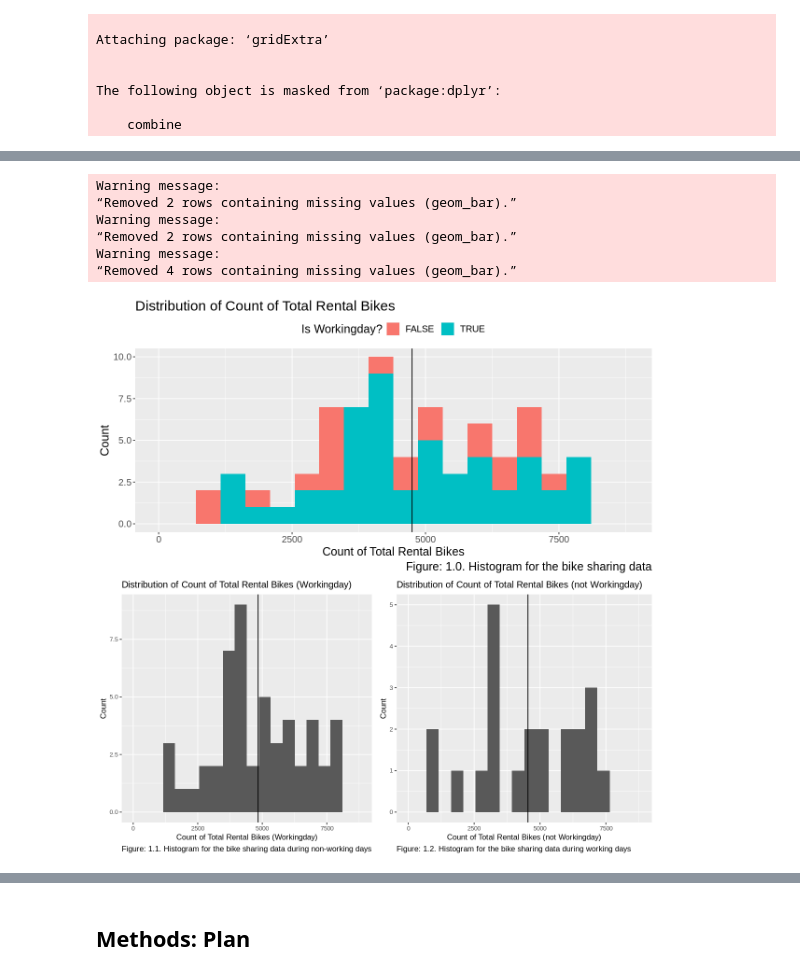
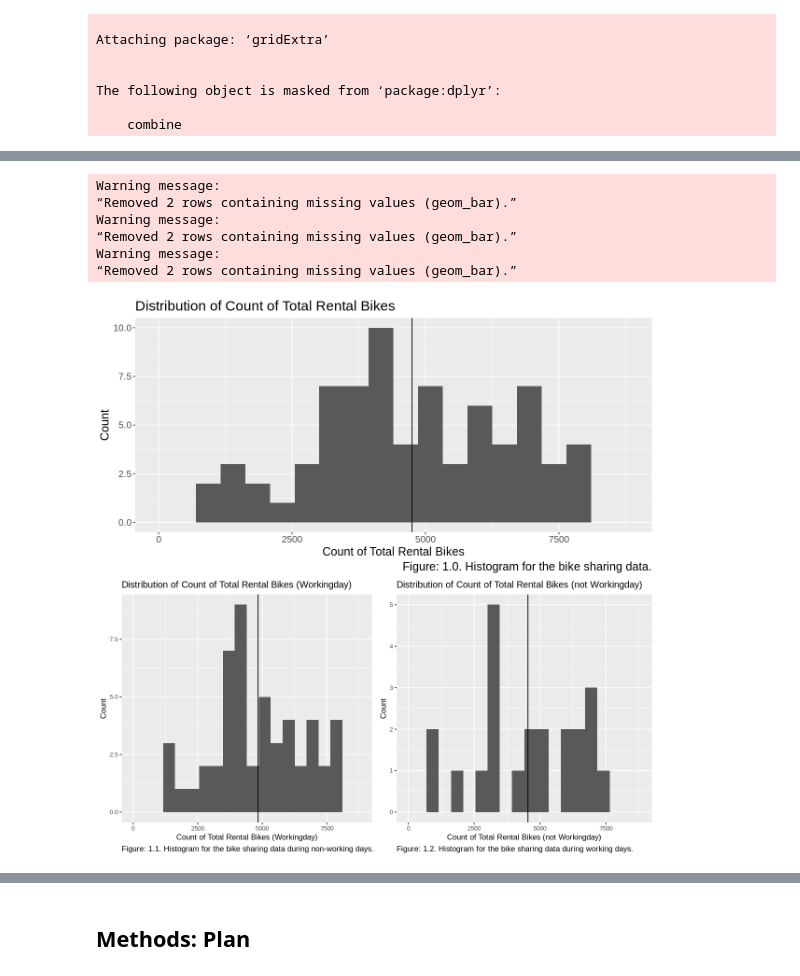
Before and after one commit to Sparsh16/STAT-201-Group-Project, a Jupyter notebook: Proposal.ipynb, the cells around one changed output, grey strips where cells are left out. Drawn from its saved outputs; the diff is of its cells as text; code cells hidden in the pictures.

```diff
--- a/Proposal.ipynb
+++ b/Proposal.ipynb
@@ -44,27 +44,33 @@ The following object is masked from ‘package:dplyr’:
 # figure/table number generator
 figure_table_number <- c(0, 0, 0, 0) # figureMajor, figureMinor, tableMajor, tableMinor
 
+generateNumberWithText <- function(type, m, major, minor) {
+    if (substring(m, nchar(m)) != ".") {m <- paste(m, ".", sep="")}
+    m <- paste(toupper(substring(m, 1, 1)), substring(m, 2, nchar(m)), sep="")
+    return(paste(type, major, ".", minor, ". ", m, sep = ""))
+}
+
 figure_number.nextMajor <- function(m="") {
     figure_table_number[1] <<- figure_table_number[1] + 1
     figure_table_number[2] <<- 0
-    return (paste("Figure: ", figure_table_number[1], ".", figure_table_number[2], ". ", m, sep = ""))
+    return (generateNumberWithText("Figure: ", m, figure_table_number[1], figure_table_number[2]))
 }
 
 figure_number.nextMinor <- function(m="") {
     figure_table_number[2] <<- figure_table_number[2] + 1
-    return (paste("Figure: ", figure_table_number[1], ".", figure_table_number[2], ". ", m, sep = ""))
+    return (generateNumberWithText("Figure: ", m, figure_table_number[1], figure_table_number[2]))
 }
 
 
 table_number.nextMajor <- function(m="") {
     figure_table_number[3] <<- figure_table_number[3] + 1
     figure_table_number[4] <<- 0
-    return (paste("Table: ", figure_table_number[3], ".", figure_table_number[4], ". ", m, sep = ""))
+    return (generateNumberWithText("Table: ", m, figure_table_number[3], figure_table_number[4]))
 }
 
 table_number.nextMinor <- function(m="") {
     figure_table_number[4] <<- figure_table_number[4] + 1
-    return (paste("Table: ", figure_table_number[3], ".", figure_table_number[4], ". ", m, sep = ""))
+    return (generateNumberWithText("Table: ", m, figure_table_number[3], figure_table_number[4]))
 }
 # %%
 # prepartion for the environment
@@ -153,7 +157,6 @@ Table: 1.1. table for one sample with only two columns (is working day and cnt)
 # %%
 # historgram for all bike sharing data
-all_BikeSharingData_hist <- ggplot(BikeSharingData,
-                                   aes(x = cnt, fill = isworkingday)) +
+all_BikeSharingData_hist <- ggplot(BikeSharingData, aes(x = cnt)) +
   geom_histogram(bins=20) +
   labs(x="count of total rental bikes", fill="Is Workingday?") +
   ggtitle("Distribution of count of total rental bikes") +
@@ -161,44 +164,37 @@ all_BikeSharingData_hist <- ggplot(BikeSharingData,
   theme(legend.position="top") +
   xlim(0, 8800)+
   labs(caption = figure_number.nextMajor("Histogram for the bike sharing data"))
-
-
-# all_BikeSharingData_hist
 
 # histogram for all biking sharing data during the non-working days
 holiday_BikeSharingData_hist <- ggplot(workingday_BikeSharingData, aes(x = cnt)) +
   geom_histogram(bins=20) +
   labs(x="count of total rental bikes (workingday)") +
   ggtitle("Distribution of count of total rental bikes (workingday)") +
   geom_vline(xintercept = mean(workingday_BikeSharingData$cnt)) +
   xlim(0, 8800)+
   labs(caption = figure_number.nextMinor("Histogram for the bike sharing data during non-working days"))
-
-
-
-# holiday_BikeSharingData_hist
 
 # histogram for all biking sharing data during workdays
 notHoliday_BikeSharingData_hist <- ggplot(notworkingday_BikeSharingData, aes(x = cnt)) +
   geom_histogram(bins=20) +
   labs(x="count of total rental bikes (not workingday)") +
   ggtitle("Distribution of count of total rental bikes (not workingday)")+
   geom_vline(xintercept = mean(notworkingday_BikeSharingData$cnt)) +
   xlim(0, 8800)+
   labs(caption = figure_number.nextMinor("Histogram for the bike sharing data during working days"))
 grid.arrange(standardize(all_BikeSharingData_hist),
              grid.arrange(
                  standardize(holiday_BikeSharingData_hist, 10, F),
                  standardize(notHoliday_BikeSharingData_hist, 10, F), ncol=2),
             ncol=1)
 # %% [output]
 Warning message:
 “Removed 2 rows containing missing values (geom_bar).”
 Warning message:
 “Removed 2 rows containing missing values (geom_bar).”
 Warning message:
-“Removed 4 rows containing missing values (geom_bar).”
+“Removed 2 rows containing missing values (geom_bar).”
-[figure, old version]
+[figure, new version]
 # %%
 # boxplot using the raw data
 boxplot <- ggplot(
```
Also changed, not shown: parts of 26 cells of this notebook, 1 other file.
